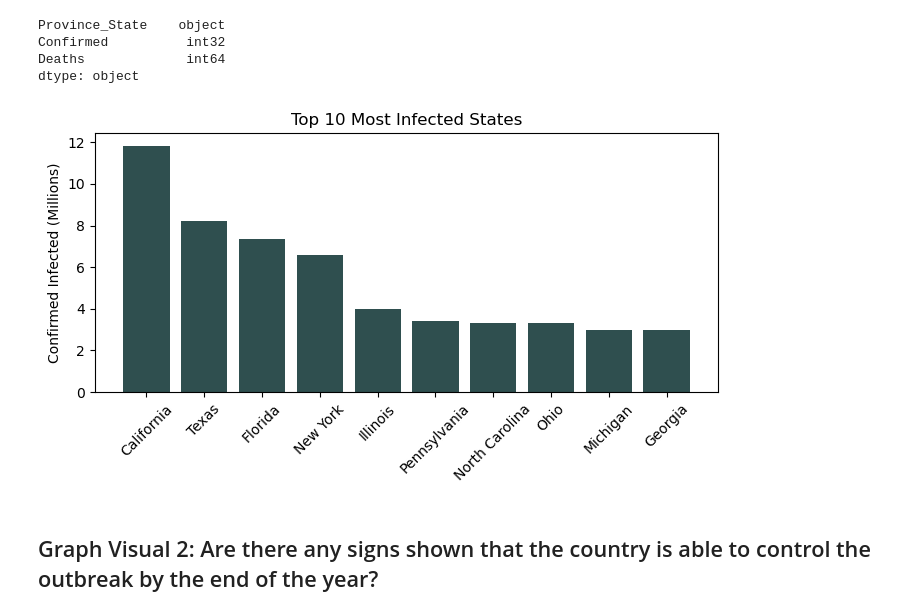
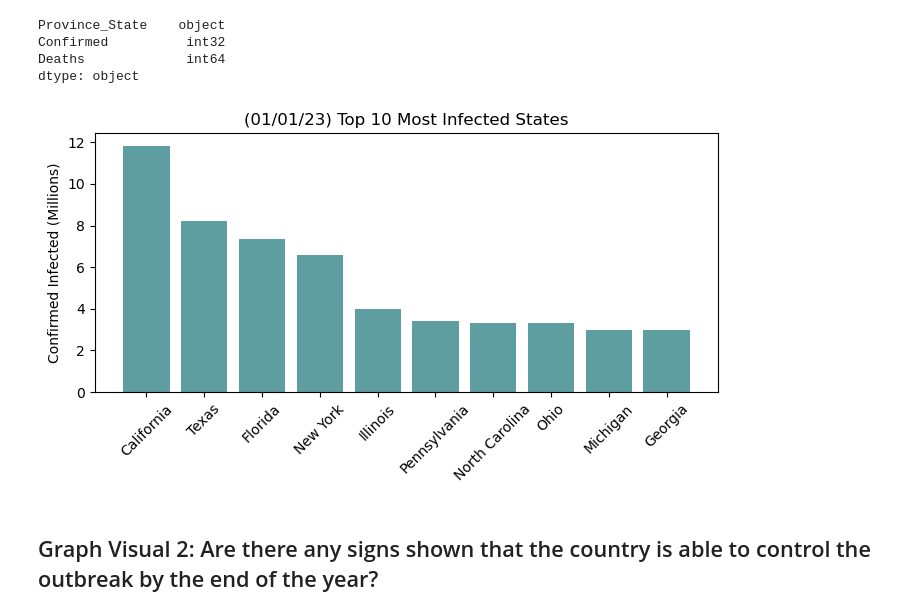
Before and after one commit to jvwastaken/Project-3, a Jupyter notebook: Sean/Resources/Graph_visuals.ipynb, the cells around one changed output. Drawn from its saved outputs; the diff is of its cells as text; code cells hidden in the pictures.

```diff
--- a/Sean/Resources/Graph_visuals.ipynb
+++ b/Sean/Resources/Graph_visuals.ipynb
@@ -57,29 +57,30 @@ dtype: object
 # %%
 # Convert the 'Confirmed' values to millions and create the 'Confirmed_millions' column
 sorted_df['Confirmed_millions'] = sorted_df['Confirmed'] / 1000000
 
 # Plotting
 plt.figure(figsize=(7, 4))
-plt.bar(sorted_df.head(10)['Province_State'], sorted_df.head(10)['Confirmed_millions'], color='darkslategray', align="center")
-plt.title("Top 10 Most Infected States")
+plt.bar(sorted_df.head(10)['Province_State'], sorted_df.head(10)['Confirmed_millions'],
+        color='cadetblue', align="center")
+plt.title("(01/01/23) Top 10 Most Infected States")
 plt.ylabel("Confirmed Infected (Millions)")
 plt.xticks(rotation=45)
 
 # Set the y-tick labels to show values in millions
 plt.yticks(range(0, int(sorted_df['Confirmed_millions'].max()) + 2, 2))
 
 plt.tight_layout()
 
 # Save graph as a png file to the desired directory
 output_dir = "Images"
 if not os.path.exists(output_dir):
     os.makedirs(output_dir)
 
 plt.savefig(os.path.join(output_dir, 'Top_10_Most_Infected_States.png'))
 
 plt.show()
 # %% [output]
-[figure, old version]
+[figure, new version]
 # %% [markdown]
 ## Graph Visual 2: Are there any signs shown that the country is able to control the outbreak by the end of the year?
 # %%
```
Also changed, not shown: parts of 8 cells of this notebook, 2 other files.
